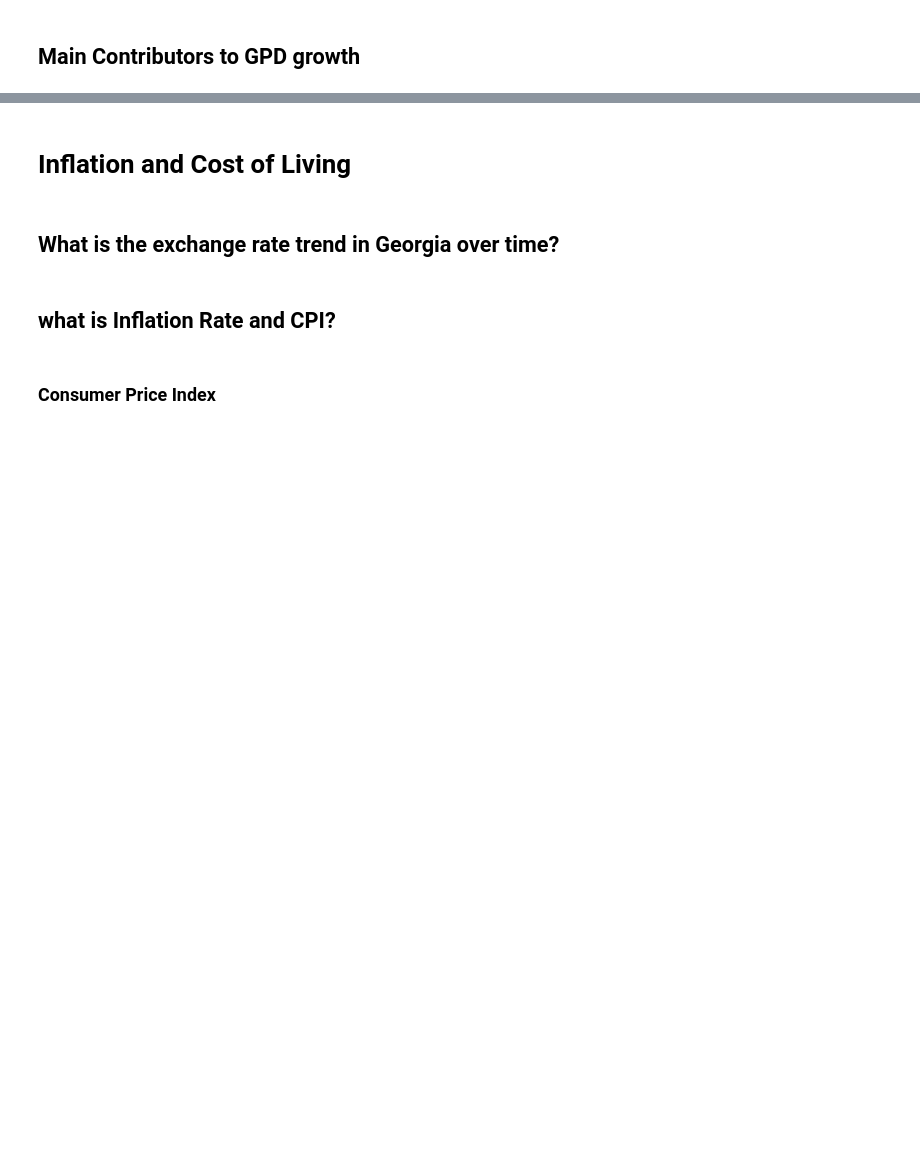
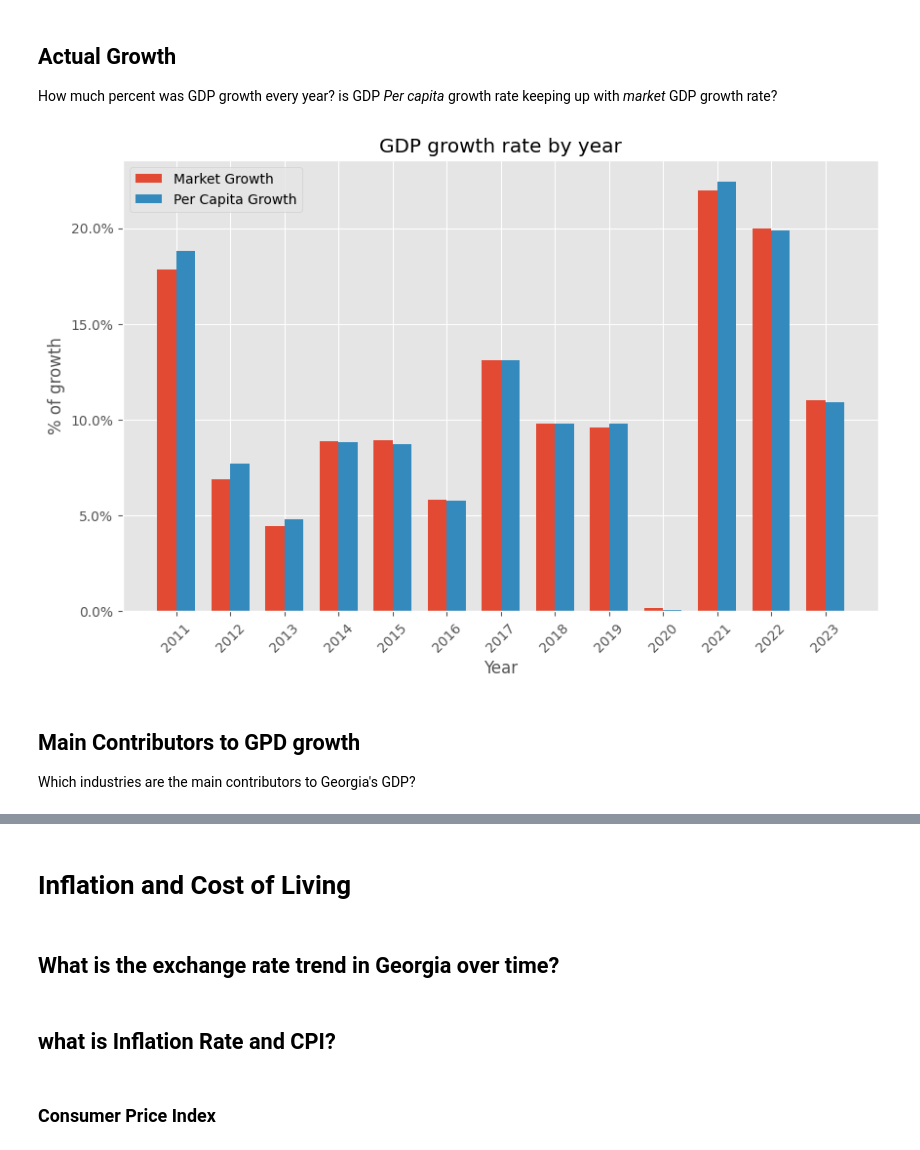
Before and after one commit to SabaGuledani/Economic-and-Financial-Analysis-of-Georgia, a Jupyter notebook: GDP.ipynb, the cells around one changed output, grey strips where cells are left out. Drawn from its saved outputs; the diff is of its cells as text; code cells hidden in the pictures; blank space fills up the shorter version.

```diff
--- a/GDP.ipynb
+++ b/GDP.ipynb
@@ -59,37 +82,41 @@ plt.show()
+# %% [markdown]
+## Actual Growth
+How much percent was GDP growth every year? is GDP *Per capita* growth rate keeping up with *market* GDP growth rate?
 # %%
-def calculate_growth(row_values):
-    growth_percent = [row_values[i+1]/row_values[i] - 1 for i in range (len(row_values)) if i != len(row_values) -1]
-    growth_percent = [val * 100 for val in growth_percent]
-    return growth_percent
-
 bar_width = 0.35
 
-x = np.arange(len(quarters[1:]))  # positions for the bars
+x = np.arange(len(years[1:]))  # positions for the bars
 
+# calculate market growth for both series
 market_growth = calculate_growth(gdp_market_price)
 per_capita_growth = calculate_growth(gdp_per_capita)
 
 fig, ax = plt.subplots(figsize=(10,6))
+
+# Plot barcharts of both series next to each other
 ax.bar(x - bar_width / 2, market_growth, bar_width, label='Market Growth')
 ax.bar(x + bar_width / 2, per_capita_growth, bar_width, label='Per Capita Growth')
 
-
-ax.set_title('GDP growth by year')
+ax.set_title('GDP growth rate by year')
 ax.set_xlabel("Year")
 ax.set_ylabel("% of growth")
 
 ax.set_xticks(x)
-ax.set_xticklabels([int(val) for val in quarters[1:]])
+ax.set_xticklabels([int(val) for val in years[1:]])
+ax.tick_params(axis='x', rotation=45)
 
-ax.tick_params(axis='x', rotation=45)
+# format y labels to percent values
+plt.gca().yaxis.set_major_formatter(mticker.PercentFormatter(decimals=1))
 
 ax.legend(loc='upper left',ncols=1)
 
-ax.grid(True, which='both', axis='y', linestyle='--', color='gray', alpha=0.3)
 
 plt.show()
+# %% [output]
+[figure, added]
 # %% [markdown]
 ## Main Contributors to GPD growth
+Which industries are the main contributors to Georgia's GDP?
 # %%
 # extract all economic activities
 activities_names = df['Economic Activities'][:20].values
```
Also changed, not shown: parts of 19 cells of this notebook.
